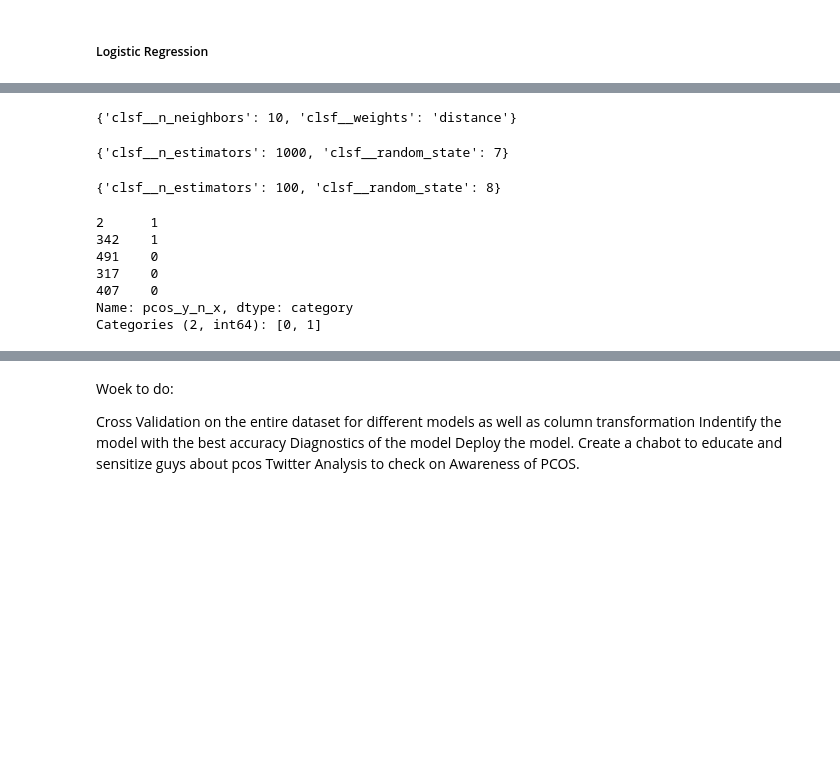
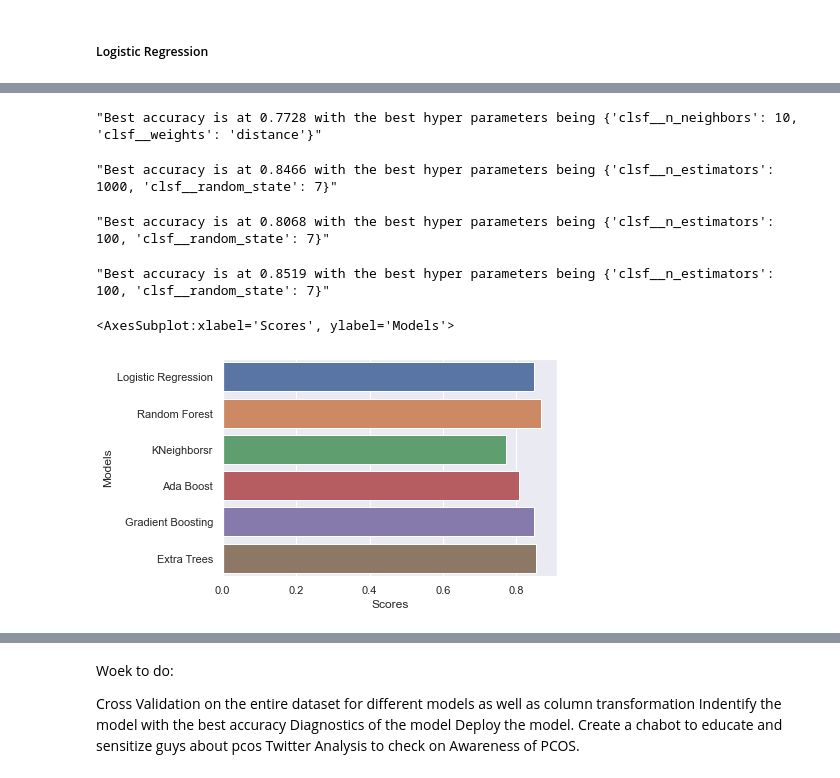
Before and after one commit to Nyairo4/PCOS, a Jupyter notebook: Pcos_Classification_Prediction.ipynb, the cells around one changed output, grey strips where cells are left out. Cells and saved outputs as stored; diff of their text form; code cells hidden in the pictures; blank space fills up the shorter version.

Commit message:
ML_Pipeline

```diff
--- a/Pcos_Classification_Prediction.ipynb
+++ b/Pcos_Classification_Prediction.ipynb
@@ -523,8 +534,11 @@ param_3["clsf__weights"] = ["distance"]
 rnd_knc = GridSearchCV(knc_pipe1, param_3)
 rnd_knc.fit(X_train,y_train)
 rnd_knc.best_params_
+
+knc_score = rnd_knc.best_score_
+(f"Best accuracy is at {round((rnd_knc.best_score_),4)} with the best hyper parameters being {rnd_knc.best_params_}")
 # %% [output]
-{'clsf__n_neighbors': 10, 'clsf__weights': 'distance'}
+"Best accuracy is at 0.7728 with the best hyper parameters being {'clsf__n_neighbors': 10, 'clsf__weights': 'distance'}"
 # %%
 gbc_pipe1 = Pipeline([
     ("log_trans", ct_1),
@@ -538,8 +552,11 @@ param_4["clsf__random_state"] = [SEED]
 rnd_gbc = GridSearchCV(gbc_pipe1, param_4)
 rnd_gbc.fit(X_train,y_train)
 rnd_gbc.best_params_
+
+gbc_score = rnd_gbc.best_score_
+(f"Best accuracy is at {round((rnd_gbc.best_score_),4)} with the best hyper parameters being {rnd_gbc.best_params_}")
 # %% [output]
-{'clsf__n_estimators': 1000, 'clsf__random_state': 7}
+"Best accuracy is at 0.8466 with the best hyper parameters being {'clsf__n_estimators': 1000, 'clsf__random_state': 7}"
 # %%
 adb_pipe1 = Pipeline([
     ("log_trans", ct_1),
@@ -548,10 +565,14 @@ adb_pipe1 = Pipeline([
 
 param_5 = {}
 param_5["clsf__n_estimators"] = [100]
-param_5["clsf__random_state"] = [8]
+param_5["clsf__random_state"] = [SEED]
 
 rnd_adb = GridSearchCV(adb_pipe1, param_5)
 rnd_adb.fit(X_train,y_train)
 rnd_adb.best_params_
+
+adb_score = rnd_adb.best_score_
+
+(f"Best accuracy is at {round((rnd_adb.best_score_),4)} with the best hyper parameters being {rnd_adb.best_params_}")
 # %% [output]
-{'clsf__n_estimators': 100, 'clsf__random_state': 8}
+"Best accuracy is at 0.8068 with the best hyper parameters being {'clsf__n_estimators': 100, 'clsf__random_state': 7}"
@@ -633,10 +579,30 @@ params = [param_1,param_2,param_3, param_4, param_5]
-# %%
-y_train.head()
-# %% [output]
-2      1
-342    1
-491    0
-317    0
-407    0
-Name: pcos_y_n_x, dtype: category
-Categories (2, int64): [0, 1]
+# %%
+et_pipe1 = Pipeline([
+    ("log_trans", ct_1),
+    ("clsf",ExtraTreesClassifier())
+])
+
+param_6 = {}
+param_6["clsf__n_samples"] = [1000]
+param_6["clsf__criterion"] = ["gini","entropy","log_loss"]
+param_6["clsf__random_state"] = [SEED]
+
+rnd_et = GridSearchCV(et_pipe1, param_5)
+rnd_et.fit(X_train,y_train)
+rnd_et.best_params_
+
+et_score = rnd_et.best_score_
+(f"Best accuracy is at {round((rnd_et.best_score_),4)} with the best hyper parameters being {rnd_et.best_params_}")
+# %% [output]
+"Best accuracy is at 0.8519 with the best hyper parameters being {'clsf__n_estimators': 100, 'clsf__random_state': 7}"
+# %%
+scores = [lr_score, rf_score, knc_score, adb_score, gbc_score, et_score]
+m_names = ["Logistic Regression", "Random Forest","KNeighborsr",
+            "Ada Boost","Gradient Boosting","Extra Trees"]
+
+cv_dat = pd.DataFrame({"Models":m_names, "Scores":scores})
+
+sns.barplot(x = "Scores", y = "Models", data = cv_dat)
+# %% [output]
+<AxesSubplot:xlabel='Scores', ylabel='Models'>
+[figure, added]
```
Also changed, not shown: parts of 21 cells of this notebook.
